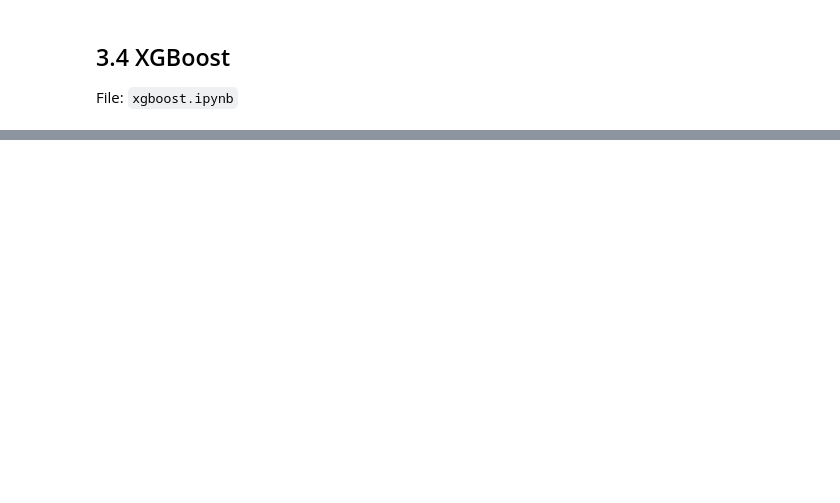
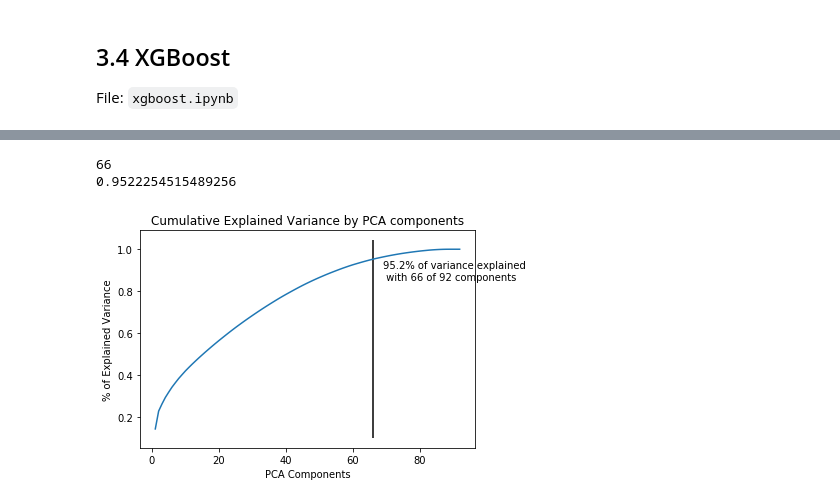
Before and after one commit to NathanVenos/Classifying_LEGO_Value_Retention, a Jupyter notebook: technical_notebook.ipynb, the cells around one changed output, grey strips where cells are left out. Cells and saved outputs as stored; diff of their text form; code cells hidden in the pictures; blank space fills up the shorter version.

```diff
--- a/technical_notebook.ipynb
+++ b/technical_notebook.ipynb
@@ -699,0 +773,11 @@
+# %%
+TEST_SPLIT = 0.2
+SEED = 0
+y_train, y_test, X_train, X_test = train_test_split(target, features,
+                                                    stratify=features['year'],
+                                                    test_size=TEST_SPLIT, random_state=SEED)
+
+print(y_train.shape)
+print(y_test.shape)
+print(X_train.shape)
+print(X_test.shape)
@@ -699,0 +792,34 @@
+# %%
+# standardizing data
+std_scaler = StandardScaler()
+X_train_std = std_scaler.fit_transform(X_train)
+X_test_std = std_scaler.transform(X_test)
+# %%
+# Initial full PCA of features
+pca = PCA(random_state=SEED)
+x_pca = pca.fit_transform(X_train_std)
+# %%
+# defining count of PCA features to capture 95% of variance from entire train set
+PCA_COUNT = sum(pca.explained_variance_ratio_.cumsum() < .95) + 1
+print(PCA_COUNT)
+PCA_EXPLAINED_VAR = pca.explained_variance_ratio_.cumsum()[PCA_COUNT-1]
+print(PCA_EXPLAINED_VAR)
+# %% [output]
+66
+0.9522254515489256
+# %%
+# plotting PCA cumulative explained variance.
+feat_cnt = X_train.shape[1]
+plt.plot(range(1,feat_cnt+1), pca.explained_variance_ratio_.cumsum())
+
+ax = plt.gca()
+ax.set_xlabel("PCA Components")
+ax.set_ylabel("% of Explained Variance")
+ax.set_title("Cumulative Explained Variance by PCA components")
+
+ax.vlines(x=PCA_COUNT, ymin=ax.get_ylim()[0], ymax=ax.get_ylim()[1])
+ax.annotate(f'{round(100*PCA_EXPLAINED_VAR,1)}% of variance explained \n with {PCA_COUNT} of {feat_cnt} components',
+            xy=[PCA_COUNT, PCA_EXPLAINED_VAR],
+            xytext=[PCA_COUNT+3, PCA_EXPLAINED_VAR-0.1]);
+# %% [output]
+[figure, added]
```
Also changed, not shown: parts of 50 cells of this notebook, 1 other file.
